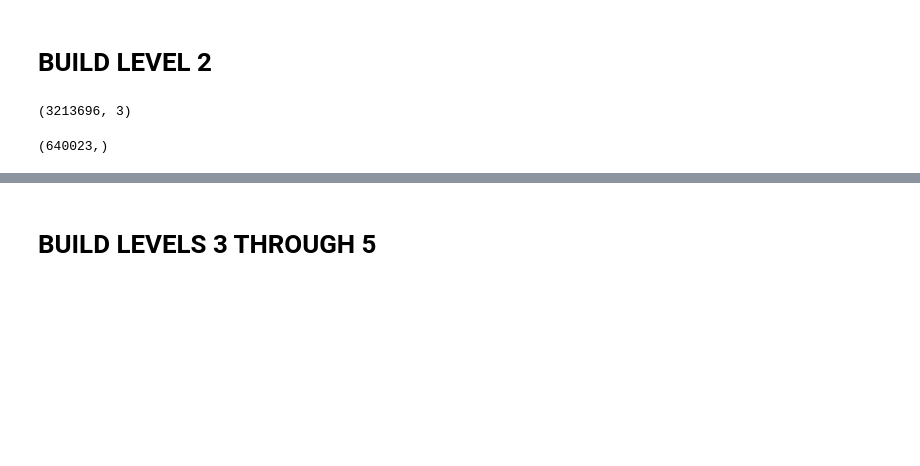
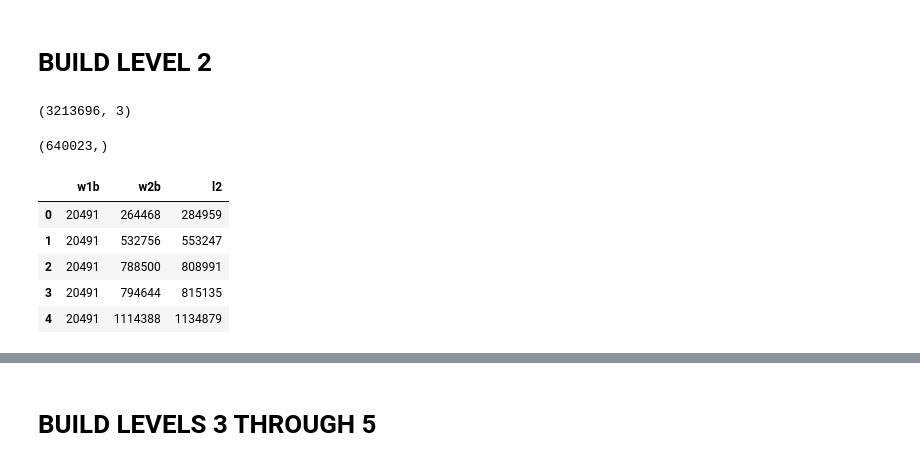
Before and after one commit to mike-babb/wordle_fun, a Jupyter notebook: five_groups_of_five_find_test_big_enumerate.ipynb, the cells around one changed output, grey strips where cells are left out. Saved outputs shown, nothing was run; the diff lists cells and outputs as text; code cells hidden in the pictures; blank space fills up the shorter version.

```diff
--- a/five_groups_of_five_find_test_big_enumerate.ipynb
+++ b/five_groups_of_five_find_test_big_enumerate.ipynb
@@ -92,0 +95,9 @@ l2_df['l2'].unique().shape
+# %%
+l2_df.head()
+# %% [output]
+|  | w1b | w2b | l2 |
+| 0 | 20491 | 264468 | 284959 |
+| 1 | 20491 | 532756 | 553247 |
+| 2 | 20491 | 788500 | 808991 |
+| 3 | 20491 | 794644 | 815135 |
+| 4 | 20491 | 1114388 | 1134879 |
```
Also changed, not shown: parts of 43 cells of this notebook.
